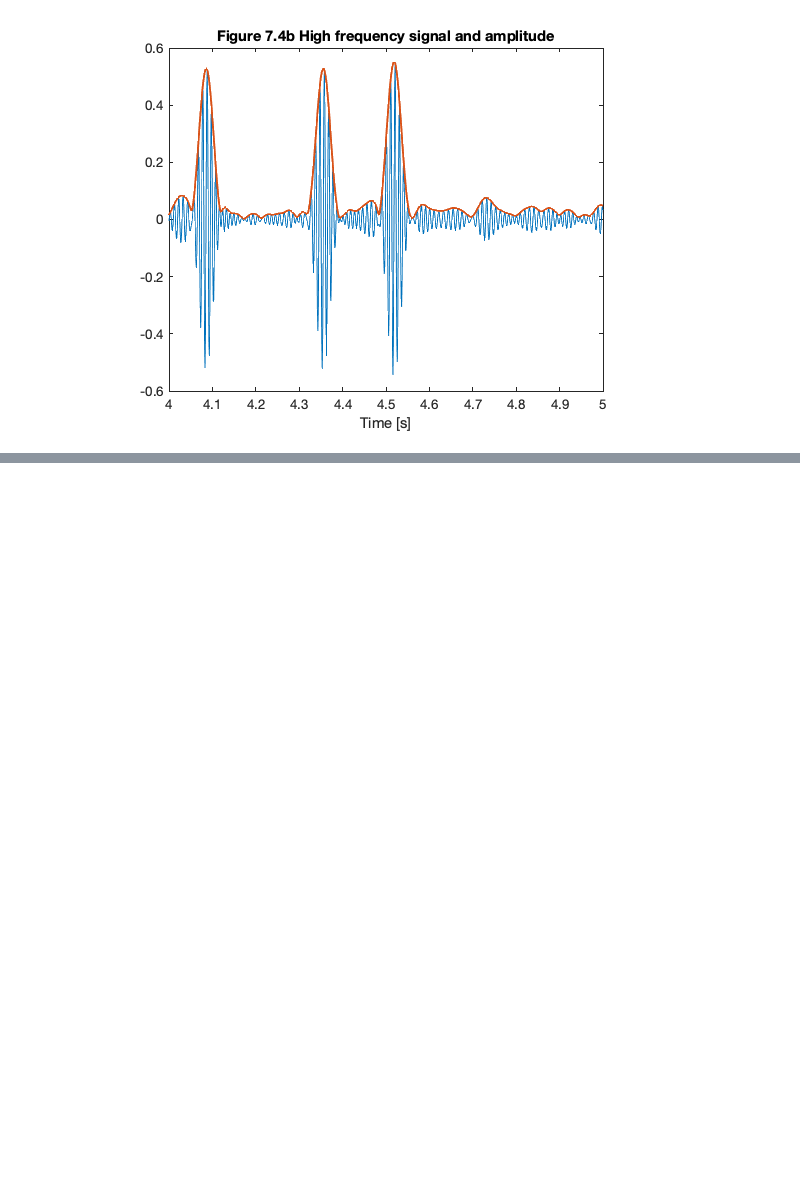
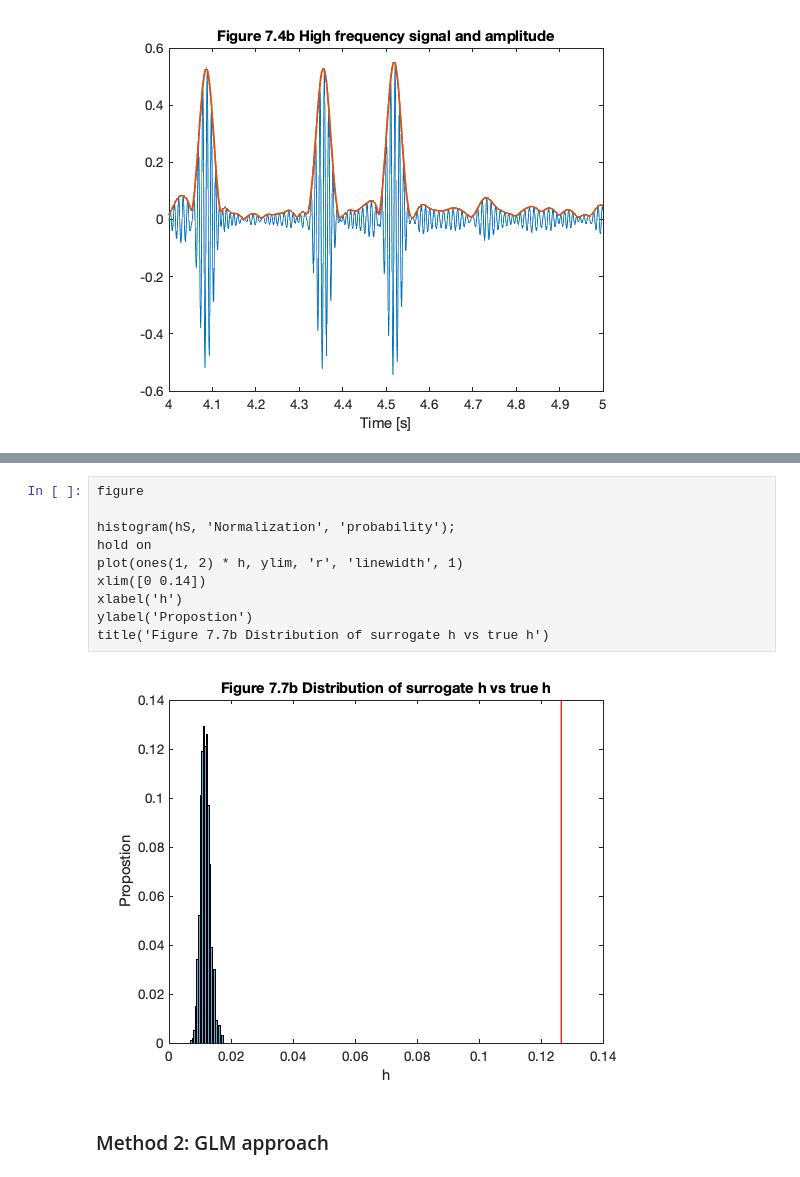
Before and after one commit to jiecui/Case-Studies-Kramer-Eden, a Jupyter notebook: Chapter7/ch_7_notebook.ipynb, the cells around one changed output, grey strips where cells are left out. Cells and saved outputs as stored; diff of their text form; blank space fills up the shorter version.

```diff
--- a/Chapter7/ch_7_notebook.ipynb
+++ b/Chapter7/ch_7_notebook.ipynb
@@ -174,0 +235,14 @@ title('Figure 7.4b High frequency signal and amplitude')
+# %%
+figure
+
+histogram(hS, 'Normalization', 'probability');
+hold on
+plot(ones(1, 2) * h, ylim, 'r', 'linewidth', 1)
+xlim([0 0.14])
+xlabel('h')
+ylabel('Propostion')
+title('Figure 7.7b Distribution of surrogate h vs true h')
+# %% [output]
+[figure, added]
+# %% [markdown]
+### Method 2: GLM approach
```
Also changed, not shown: parts of 8 cells of this notebook.
